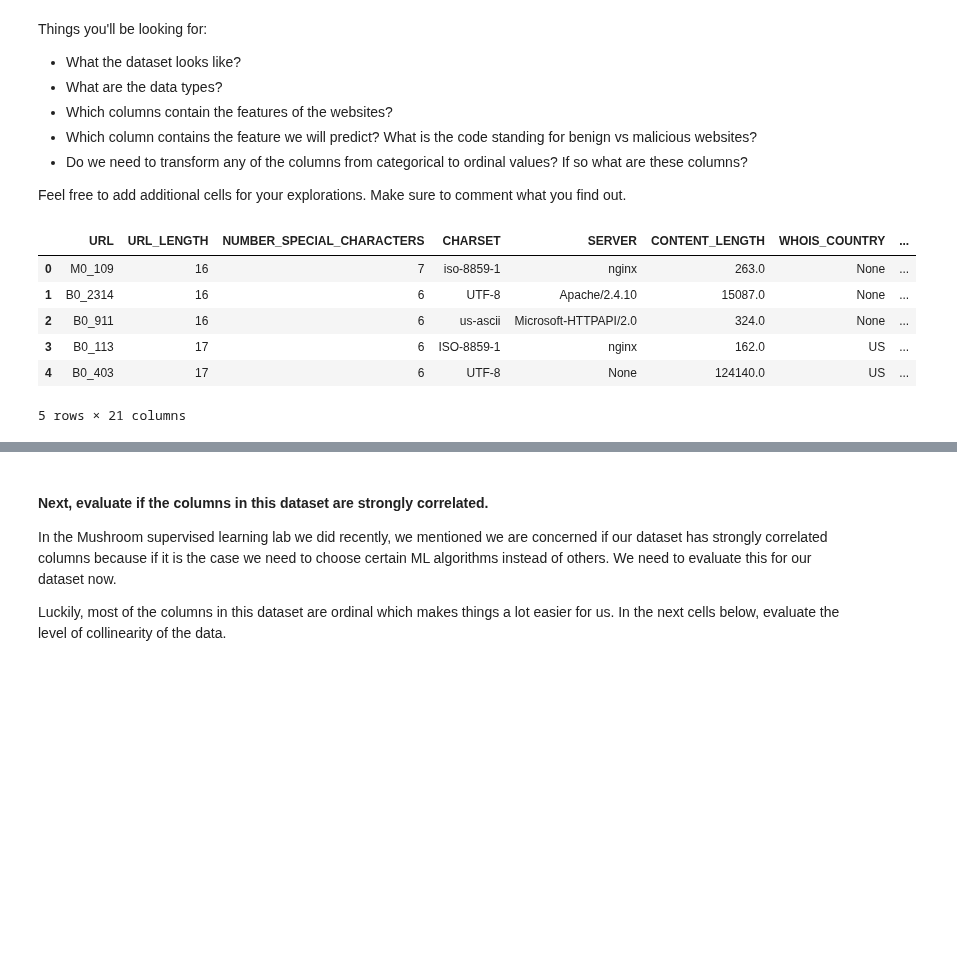
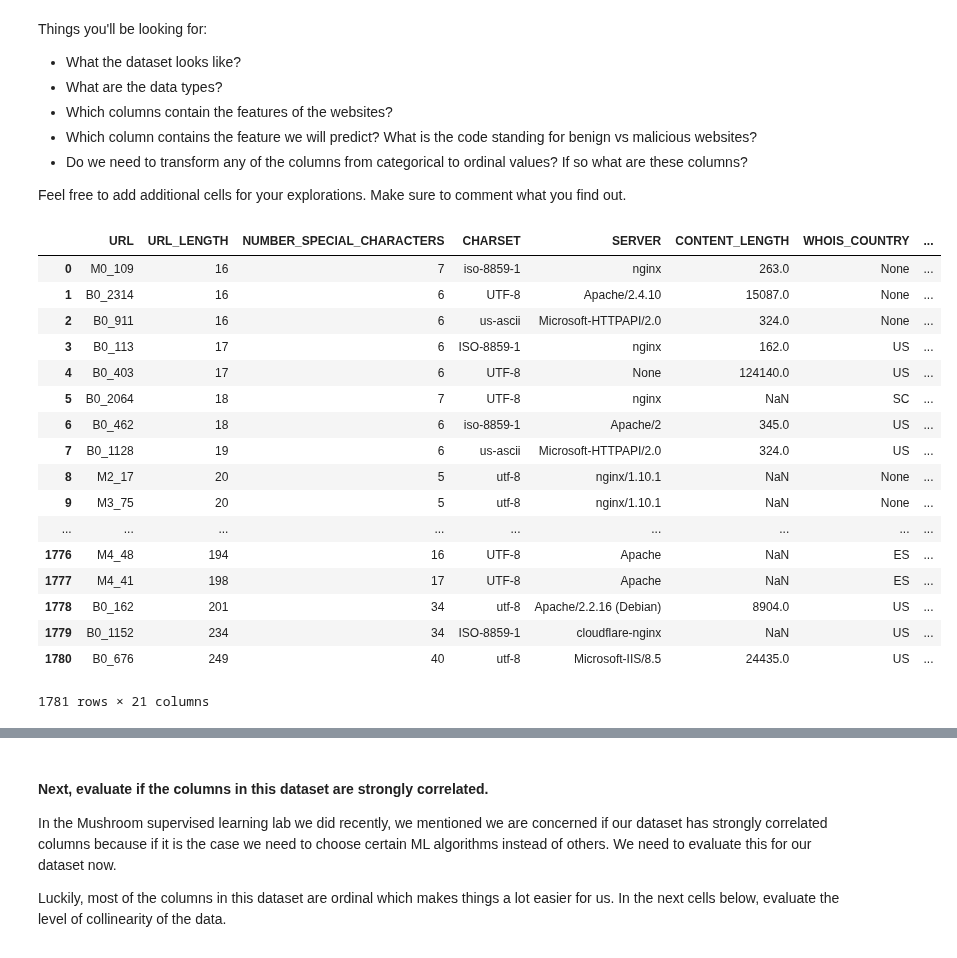
Before and after one commit to ta-data-lis/lab-supervised-learning, a Jupyter notebook: your-code/main.ipynb, the cells around one changed output, grey strips where cells are left out. Saved outputs shown, nothing was run; the diff lists cells and outputs as text; code cells hidden in the pictures; blank space fills up the shorter version.

```diff
--- a/your-code/main.ipynb
+++ b/your-code/main.ipynb
@@ -34,17 +34,28 @@ Things you'll be looking for:
 Feel free to add additional cells for your explorations. Make sure to comment what you find out.
 # %%
 # Your code here
-websites.head()
+websites#.head()
 #websites.describe(
 #websites.info()
 #websites.columns
 # %% [output]
 |  | URL | URL_LENGTH | NUMBER_SPECIAL_CHARACTERS | CHARSET | SERVER | CONTENT_LENGTH | WHOIS_COUNTRY | ... |
 | 0 | M0_109 | 16 | 7 | iso-8859-1 | nginx | 263.0 | None | ... |
 | 1 | B0_2314 | 16 | 6 | UTF-8 | Apache/2.4.10 | 15087.0 | None | ... |
 | 2 | B0_911 | 16 | 6 | us-ascii | Microsoft-HTTPAPI/2.0 | 324.0 | None | ... |
 | 3 | B0_113 | 17 | 6 | ISO-8859-1 | nginx | 162.0 | US | ... |
 | 4 | B0_403 | 17 | 6 | UTF-8 | None | 124140.0 | US | ... |
+| 5 | B0_2064 | 18 | 7 | UTF-8 | nginx | NaN | SC | ... |
+| 6 | B0_462 | 18 | 6 | iso-8859-1 | Apache/2 | 345.0 | US | ... |
+| 7 | B0_1128 | 19 | 6 | us-ascii | Microsoft-HTTPAPI/2.0 | 324.0 | US | ... |
+| 8 | M2_17 | 20 | 5 | utf-8 | nginx/1.10.1 | NaN | None | ... |
+| 9 | M3_75 | 20 | 5 | utf-8 | nginx/1.10.1 | NaN | None | ... |
+| ... | ... | ... | ... | ... | ... | ... | ... | ... |
+| 1776 | M4_48 | 194 | 16 | UTF-8 | Apache | NaN | ES | ... |
+| 1777 | M4_41 | 198 | 17 | UTF-8 | Apache | NaN | ES | ... |
+| 1778 | B0_162 | 201 | 34 | utf-8 | Apache/2.2.16 (Debian) | 8904.0 | US | ... |
+| 1779 | B0_1152 | 234 | 34 | ISO-8859-1 | cloudflare-nginx | NaN | US | ... |
+| 1780 | B0_676 | 249 | 40 | utf-8 | Microsoft-IIS/8.5 | 24435.0 | US | ... |
-5 rows × 21 columns
+1781 rows × 21 columns
 # %%
 # Your comment here
```
Also changed, not shown: parts of 41 cells of this notebook.
